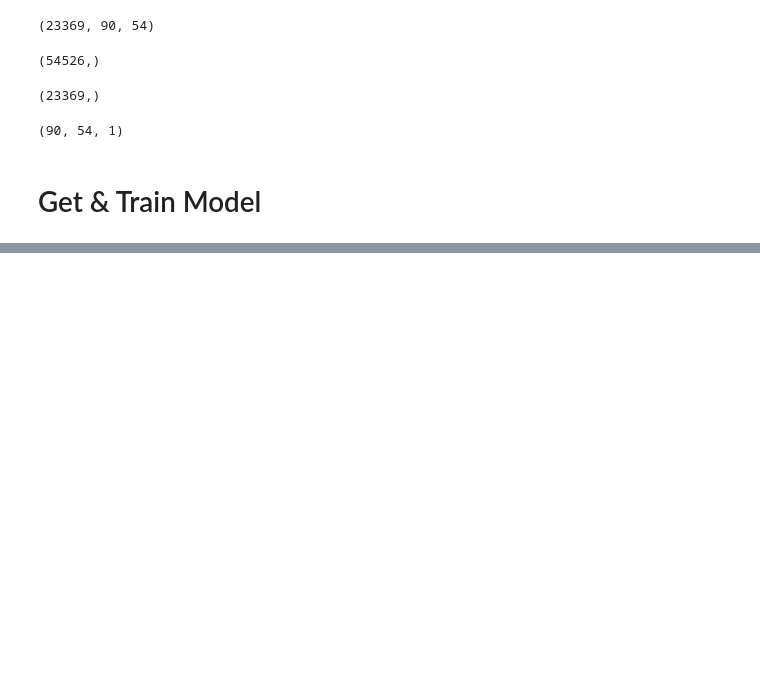
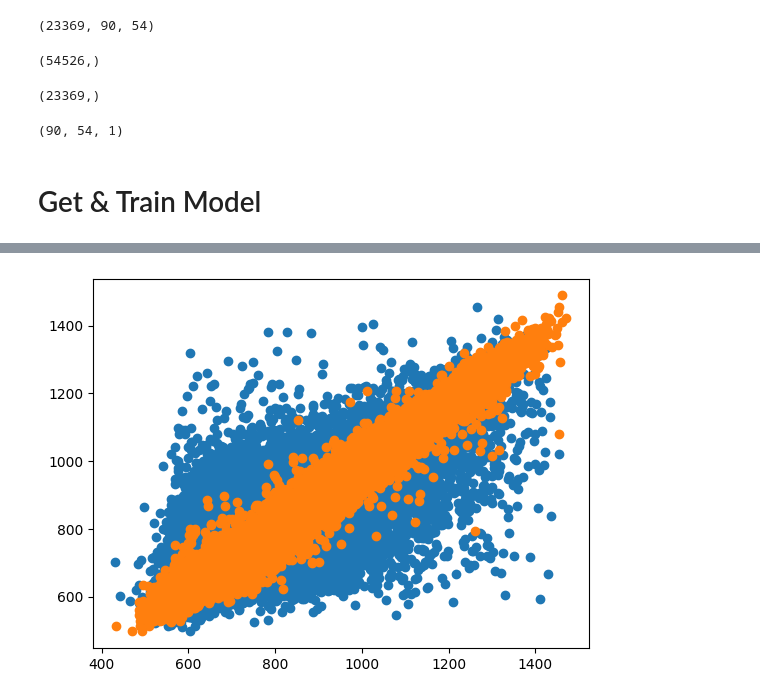
Before and after one commit to pzuvela/cross_column_qsrr, a Jupyter notebook: notebooks/05-QSRRs_Modelling-v3.ipynb, the cells around one changed output, grey strips where cells are left out. Cells and saved outputs as stored; diff of their text form; code cells hidden in the pictures; blank space fills up the shorter version.

```diff
--- a/notebooks/05-QSRRs_Modelling-v3.ipynb
+++ b/notebooks/05-QSRRs_Modelling-v3.ipynb
@@ -199,0 +191,3 @@ Epoch 20/20
+# %%
+_y_train_hat_sc = _model.predict(_x_train)
+_y_test_hat_sc = _model.predict(_x_test)
@@ -199,0 +197,12 @@ Epoch 20/20
+# %%
+_y_train_hat = _scaler.inverse_transform(_y_train_hat_sc)
+_y_test_hat = _scaler.inverse_transform(_y_test_hat_sc)
+# %%
+from matplotlib import pyplot as plt
+
+plt.scatter(_y_test, _y_test_hat)
+plt.scatter(_y_train, _y_train_hat)
+
+plt.show()
+# %% [output]
+[figure, added]
```
Also changed, not shown: parts of 12 cells of this notebook, 2 other files.
